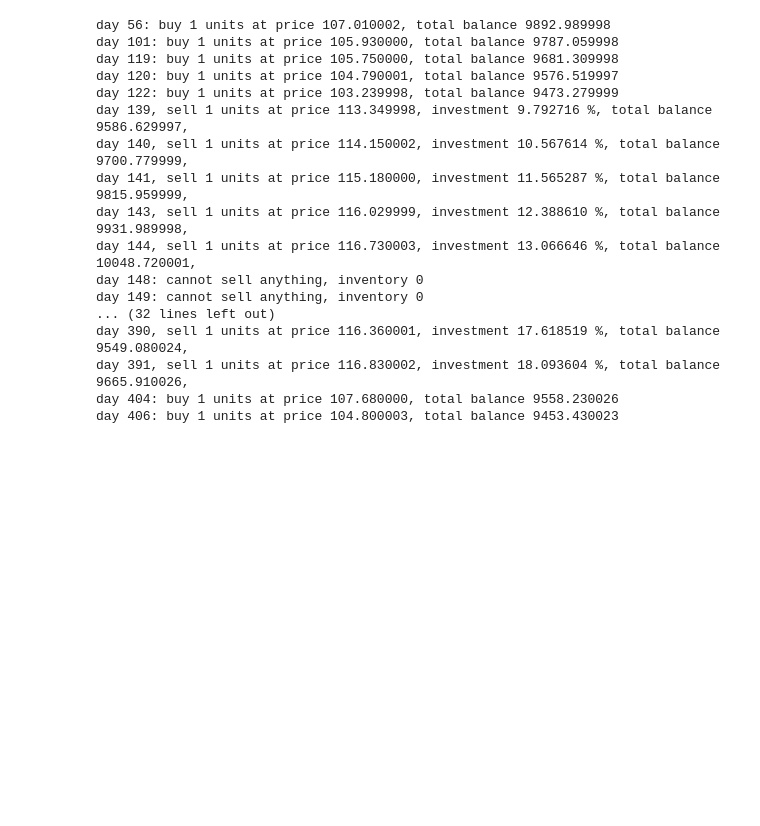
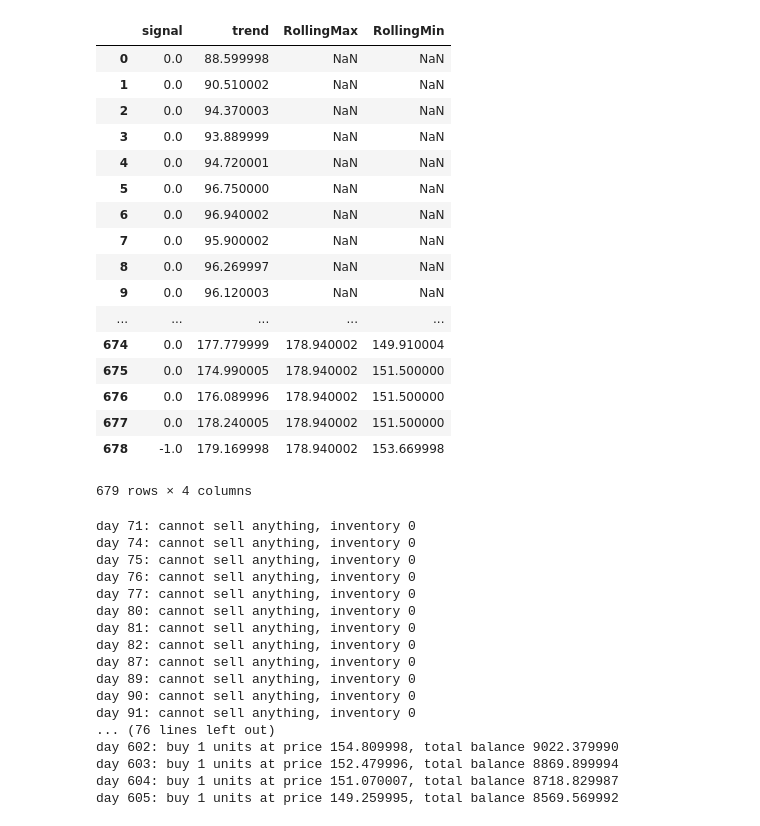
Before and after one commit to abragroup/AI-Course-finance-demo-alibaba, a Jupyter notebook: finance.ipynb, the cells around one changed output. Cells and saved outputs as stored; diff of their text form; code cells hidden in the pictures; blank space fills up the shorter version.

```diff
--- a/finance.ipynb
+++ b/finance.ipynb
@@ -83,3 +51,34 @@ df_full = pd.read_csv('alibaba.csv')
+# %%
+df= df_full.copy()
+name = 'Turtle Trading Agent'
+count = int(np.ceil(len(df) * 0.1))
+signals = pd.DataFrame(index=df.index)
+signals['signal'] = 0.0
+signals['trend'] = df['Close']
+signals['RollingMax'] = (signals.trend.shift(1).rolling(count).max())
+signals['RollingMin'] = (signals.trend.shift(1).rolling(count).min())
+signals.loc[signals['RollingMax'] < signals.trend, 'signal'] = -1
+signals.loc[signals['RollingMin'] > signals.trend, 'signal'] = 1
+signals
+# %% [output]
+|  | signal | trend | RollingMax | RollingMin |
+| 0 | 0.0 | 88.599998 | NaN | NaN |
+| 1 | 0.0 | 90.510002 | NaN | NaN |
+| 2 | 0.0 | 94.370003 | NaN | NaN |
+| 3 | 0.0 | 93.889999 | NaN | NaN |
+| 4 | 0.0 | 94.720001 | NaN | NaN |
+| 5 | 0.0 | 96.750000 | NaN | NaN |
+| 6 | 0.0 | 96.940002 | NaN | NaN |
+| 7 | 0.0 | 95.900002 | NaN | NaN |
+| 8 | 0.0 | 96.269997 | NaN | NaN |
+| 9 | 0.0 | 96.120003 | NaN | NaN |
+| ... | ... | ... | ... | ... |
+| 674 | 0.0 | 177.779999 | 178.940002 | 149.910004 |
+| 675 | 0.0 | 174.990005 | 178.940002 | 151.500000 |
+| 676 | 0.0 | 176.089996 | 178.940002 | 151.500000 |
+| 677 | 0.0 | 178.240005 | 178.940002 | 151.500000 |
+| 678 | -1.0 | 179.169998 | 178.940002 | 153.669998 |
+679 rows × 4 columns
 # %%
 def buy_stock(
     real_movement,
@@ -159,23 +158,23 @@ def buy_stock(
 
 states_buy, states_sell, total_gains, invest = buy_stock(df.Close, signals['signal'])
 # %% [output]
-day 56: buy 1 units at price 107.010002, total balance 9892.989998
-day 101: buy 1 units at price 105.930000, total balance 9787.059998
-day 119: buy 1 units at price 105.750000, total balance 9681.309998
-day 120: buy 1 units at price 104.790001, total balance 9576.519997
-day 122: buy 1 units at price 103.239998, total balance 9473.279999
-day 139, sell 1 units at price 113.349998, investment 9.792716 %, total balance 9586.629997,
-day 140, sell 1 units at price 114.150002, investment 10.567614 %, total balance 9700.779999,
-day 141, sell 1 units at price 115.180000, investment 11.565287 %, total balance 9815.959999,
-day 143, sell 1 units at price 116.029999, investment 12.388610 %, total balance 9931.989998,
-day 144, sell 1 units at price 116.730003, investment 13.066646 %, total balance 10048.720001,
-day 148: cannot sell anything, inventory 0
-day 149: cannot sell anything, inventory 0
-... (32 lines left out)
-day 390, sell 1 units at price 116.360001, investment 17.618519 %, total balance 9549.080024,
-day 391, sell 1 units at price 116.830002, investment 18.093604 %, total balance 9665.910026,
-day 404: buy 1 units at price 107.680000, total balance 9558.230026
-day 406: buy 1 units at price 104.800003, total balance 9453.430023
+day 71: cannot sell anything, inventory 0
+day 74: cannot sell anything, inventory 0
+day 75: cannot sell anything, inventory 0
+day 76: cannot sell anything, inventory 0
+day 77: cannot sell anything, inventory 0
+day 80: cannot sell anything, inventory 0
+day 81: cannot sell anything, inventory 0
+day 82: cannot sell anything, inventory 0
+day 87: cannot sell anything, inventory 0
+day 89: cannot sell anything, inventory 0
+day 90: cannot sell anything, inventory 0
+day 91: cannot sell anything, inventory 0
+... (76 lines left out)
+day 602: buy 1 units at price 154.809998, total balance 9022.379990
+day 603: buy 1 units at price 152.479996, total balance 8869.899994
+day 604: buy 1 units at price 151.070007, total balance 8718.829987
+day 605: buy 1 units at price 149.259995, total balance 8569.569992
 # %%
 close = df['Close']
 fig = plt.figure(figsize = (15,5))
```
Also changed, not shown: parts of 7 cells of this notebook.
